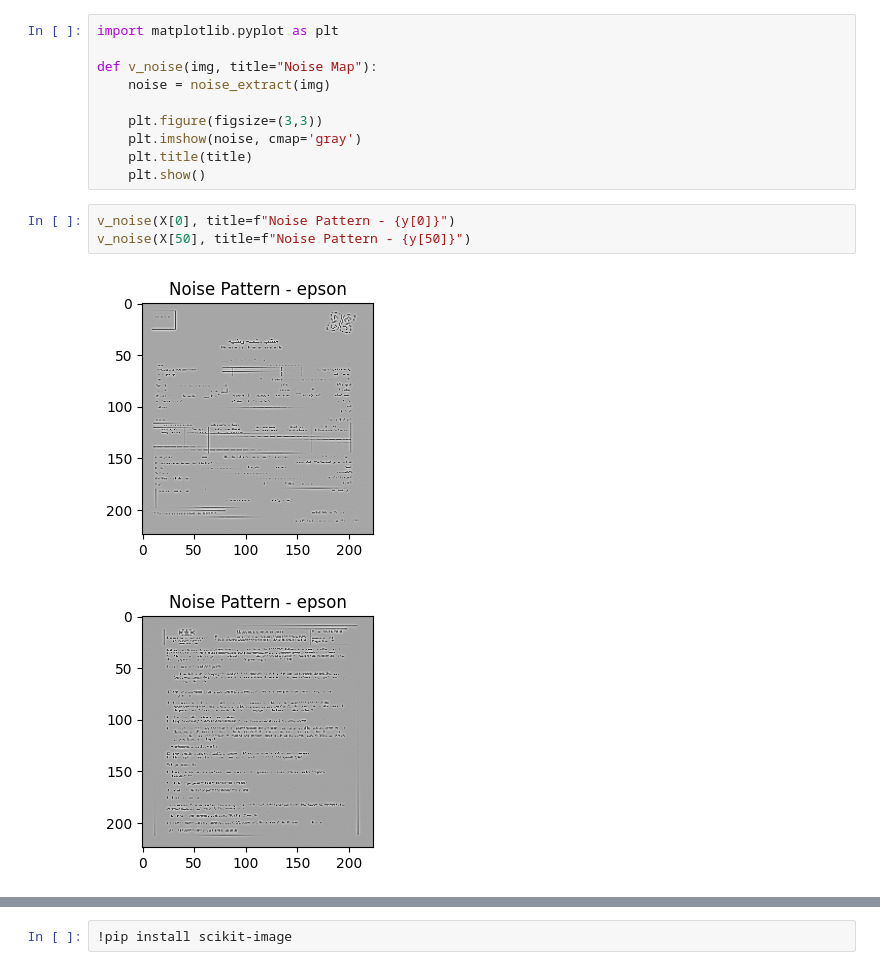
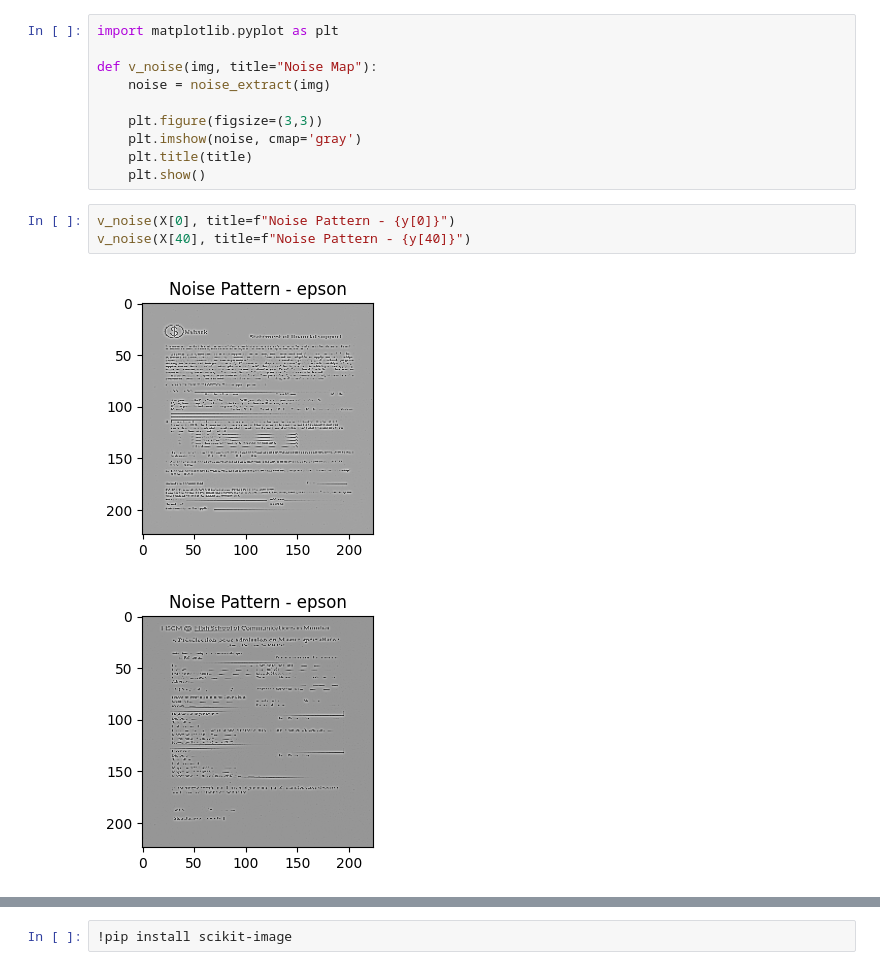
Before and after one commit to AI-TraceFinder/Yatendra_Pachori_AI, a Jupyter notebook: MILESTONE2/file2.ipynb, the cells around one changed output, grey strips where cells are left out. Saved outputs shown, nothing was run; the diff lists cells and outputs as text.

```diff
--- a/MILESTONE2/file2.ipynb
+++ b/MILESTONE2/file2.ipynb
@@ -81,10 +81,10 @@ def v_noise(img, title="Noise Map"):
     plt.show()
 # %%
 v_noise(X[0], title=f"Noise Pattern - {y[0]}")
-v_noise(X[50], title=f"Noise Pattern - {y[50]}")
+v_noise(X[40], title=f"Noise Pattern - {y[40]}")
 # %% [output]
-[figure, old version]
+[figure, new version]
-[figure, old version]
+[figure, new version]
 # %%
 def fft_extract(img):
     img = img.squeeze()
```
Also changed, not shown: parts of 2 cells of this notebook, 2 other files.
